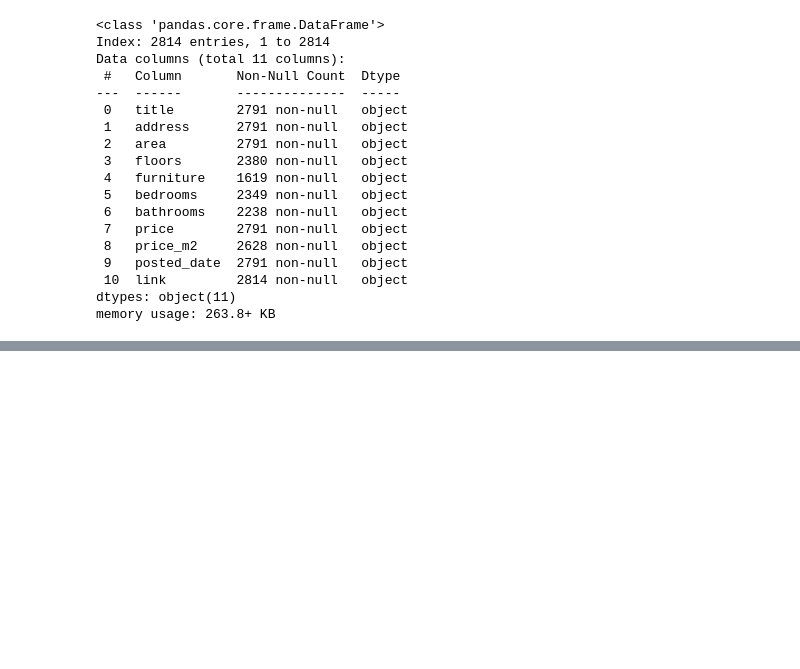
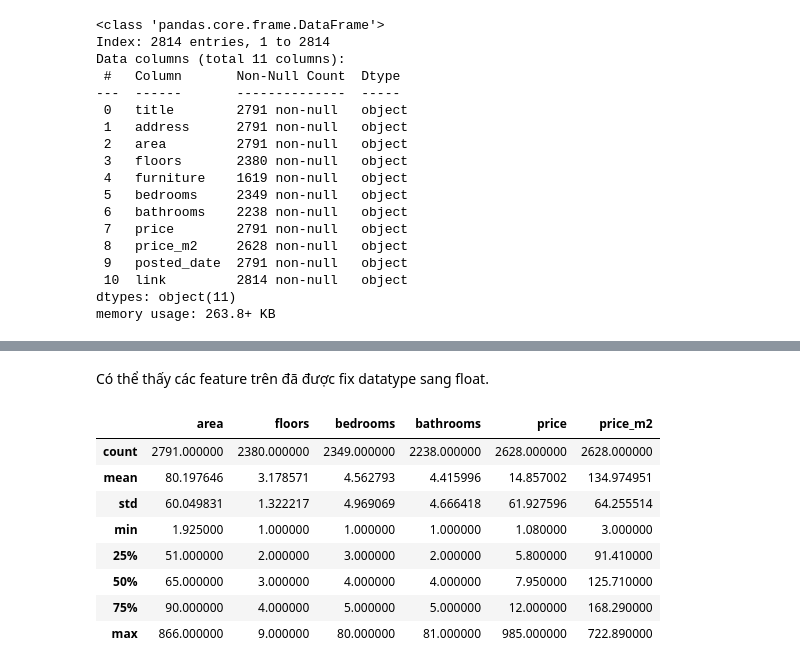
Before and after one commit to GrayNguyen-Data/HousePricePrediction, a Jupyter notebook: src/exploratory_data_analysis/EDA.ipynb, the cells around one changed output, grey strips where cells are left out. Saved outputs shown, nothing was run; the diff lists cells and outputs as text; code cells hidden in the pictures; blank space fills up the shorter version.

```diff
--- a/src/exploratory_data_analysis/EDA.ipynb
+++ b/src/exploratory_data_analysis/EDA.ipynb
@@ -110,0 +183,10 @@ memory usage: 263.8+ KB
+# %%
+# Fix datatype
+feature_to_numeric = ['area', 'floors', 'bedrooms', 'bathrooms', 'price', 'price_m2']
+def convert_cat(df, feature):
+    for col in feature:
+        df[col] = df[col].str.replace(',', '.').astype("float")
+    return df
+df = convert_cat(df, feature_to_numeric)
+df['furniture'] = df['furniture'].astype('category')
+df.info()
@@ -110,0 +212,15 @@ memory usage: 263.8+ KB
+# %% [markdown]
+Có thể thấy các feature trên đã được fix datatype sang float.
+# %%
+# Kiểm tra phân bố dữ liệu numerical
+df.describe()
+# %% [output]
+|  | area | floors | bedrooms | bathrooms | price | price_m2 |
+| count | 2791.000000 | 2380.000000 | 2349.000000 | 2238.000000 | 2628.000000 | 2628.000000 |
+| mean | 80.197646 | 3.178571 | 4.562793 | 4.415996 | 14.857002 | 134.974951 |
+| std | 60.049831 | 1.322217 | 4.969069 | 4.666418 | 61.927596 | 64.255514 |
+| min | 1.925000 | 1.000000 | 1.000000 | 1.000000 | 1.080000 | 3.000000 |
+| 25% | 51.000000 | 2.000000 | 3.000000 | 2.000000 | 5.800000 | 91.410000 |
+| 50% | 65.000000 | 3.000000 | 4.000000 | 4.000000 | 7.950000 | 125.710000 |
+| 75% | 90.000000 | 4.000000 | 5.000000 | 5.000000 | 12.000000 | 168.290000 |
+| max | 866.000000 | 9.000000 | 80.000000 | 81.000000 | 985.000000 | 722.890000 |
```
Also changed, not shown: parts of 11 cells of this notebook.
